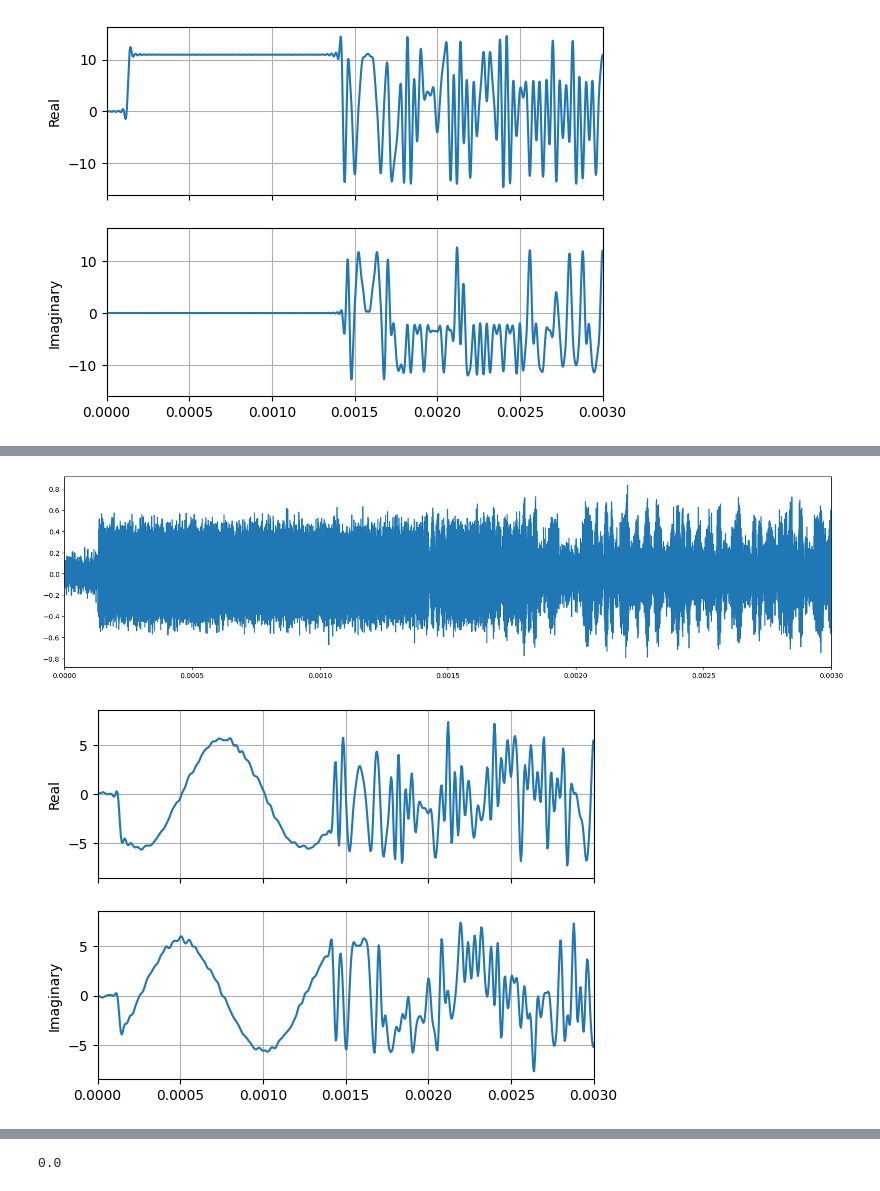
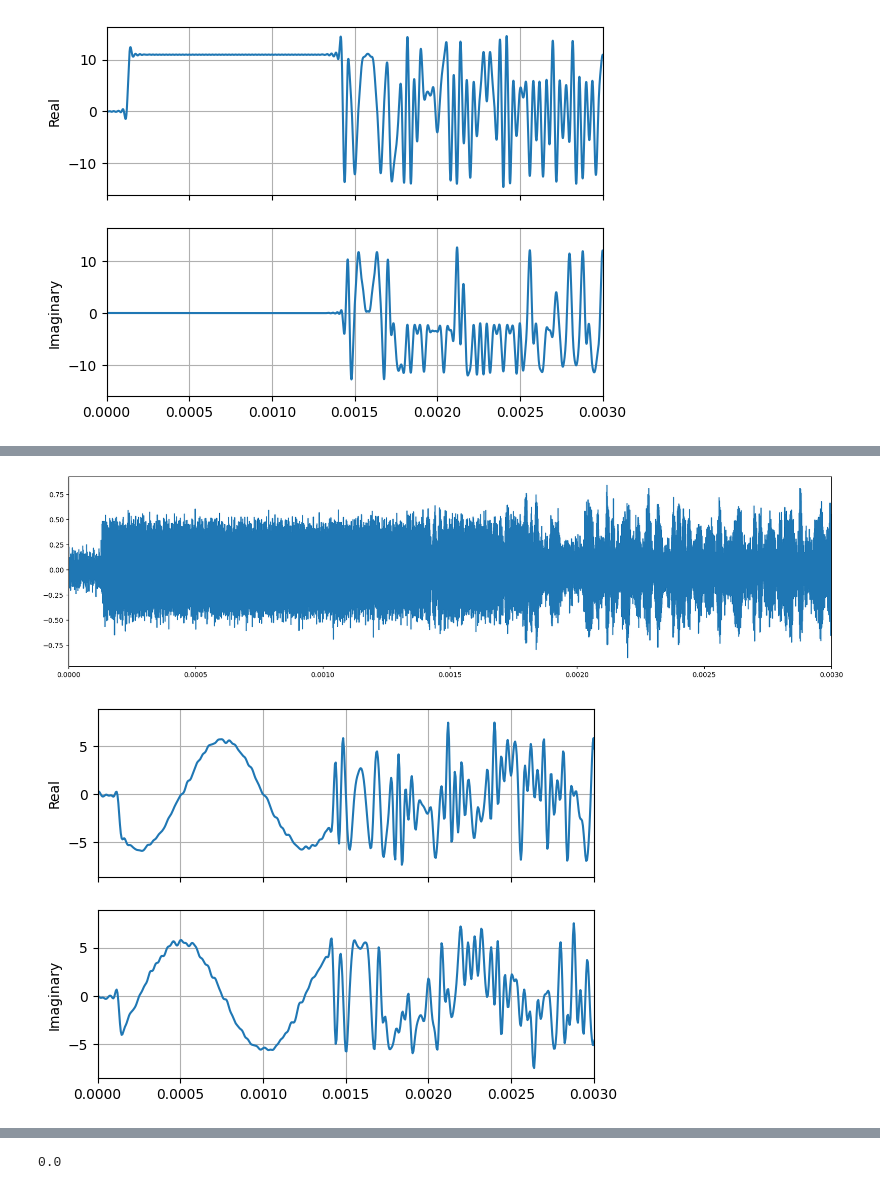
Before and after one commit to sidalok1/QAM-FPGA, a Jupyter notebook: python/qam.ipynb, the cells around one changed output, grey strips where cells are left out. Drawn from its saved outputs; the diff is of its cells as text; code cells hidden in the pictures.

```diff
--- a/python/qam.ipynb
+++ b/python/qam.ipynb
@@ -50,8 +52,12 @@ x = np.real(full_msg * np.exp(2j*np.pi*fc*t))
 
 channel = signal.TransferFunction([0, B, 0], [1, B, fc**2])
 trx, chout = signal.dlsim(signal.cont2discrete(channel, 1/fs, 'bilinear'), x, t)
-awgn = komm.AWGNChannel('measured', 10**(snr/10))
-noisy_chout = awgn.transmit(np.squeeze(chout))
+yout = np.squeeze(chout)
+snr_linear = 10**(snr/10)
+signal_power = np.sum(np.abs(yout)**2)/len(yout)
+noise_power = signal_power / snr_linear
+awgn = komm.GaussianChannel(noise_power)
+noisy_chout = awgn.transmit(yout)
 
 plt.figure(figsize=(20, 5))
 plt.plot(trx, noisy_chout)
@@ -61,4 +69,4 @@ plt.show()
-[figure, old version]
+[figure, new version]
 # %%
 demod_filt = signal.iirfilter(3, fc, btype='lowpass', fs=fs)
 b, a = demod_filt
@@ -79,6 +87,6 @@ plt.xlim((0, 0.003))
 plt.show()
 # animate_complex_sequence(yhat[t < 0.00125], 'Simulated CFO', 'cfo.mp4', sps=360)
 # %% [output]
-[figure, old version]
+[figure, new version]
 # %%
 zch_rc = np.convolve(upsample(zadoff_chu_seq, sps_rx), get_rc_pulse(beta, span, sps_rx), 'same')
```
Also changed, not shown: parts of 5 cells of this notebook, 5 other files.
